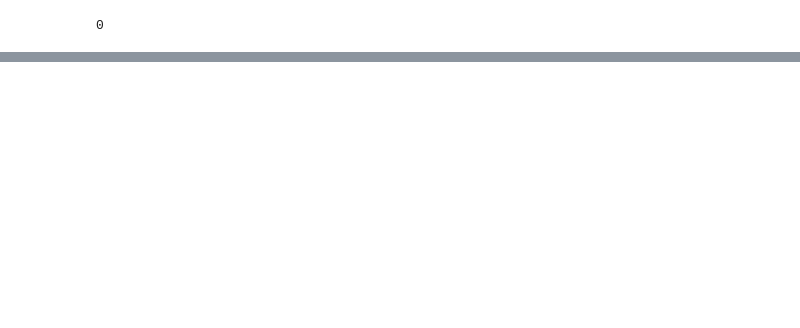
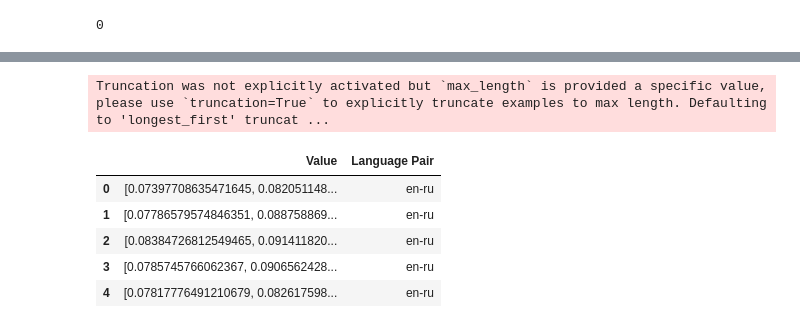
Before and after one commit to AndreyK2001/BERT-Classification, a Jupyter notebook: ANC/ANC.ipynb, the cells around one changed output, grey strips where cells are left out. Drawn from its saved outputs; the diff is of its cells as text; code cells hidden in the pictures; blank space fills up the shorter version.

```diff
--- a/ANC/ANC.ipynb
+++ b/ANC/ANC.ipynb
@@ -140,7 +170,8 @@ def count_ANC(layers1, layers2):
 
     return anc
 # %%
-dataloader_en = make_dataloader('en')
-outs = get_neurons_activations(dataloader_en)
-layers_en = outs.mean(dim=2) #.permute(0, 2, 3, 1).mean(dim=3)
+dataloader_en = make_dataloader(load_data('en'))
+layers_en = get_neurons_activations(dataloader_en)
 torch.cuda.empty_cache()
+# %% [output]
+Truncation was not explicitly activated but `max_length` is provided a specific value, please use `truncation=True` to explicitly truncate examples to max length. Defaulting to 'longest_first' truncat ...
@@ -209,0 +197,9 @@ en_ar = [0.6708066835037122,
+# %%
+df.head()
+# %% [output]
+|  | Value | Language Pair |
+| 0 | [0.07397708635471645, 0.082051148... | en-ru |
+| 1 | [0.07786579574846351, 0.088758869... | en-ru |
+| 2 | [0.08384726812549465, 0.091411820... | en-ru |
+| 3 | [0.0785745766062367, 0.0906562428... | en-ru |
+| 4 | [0.07817776491210679, 0.082617598... | en-ru |
```
Also changed, not shown: parts of 20 cells of this notebook, 4 other files.
